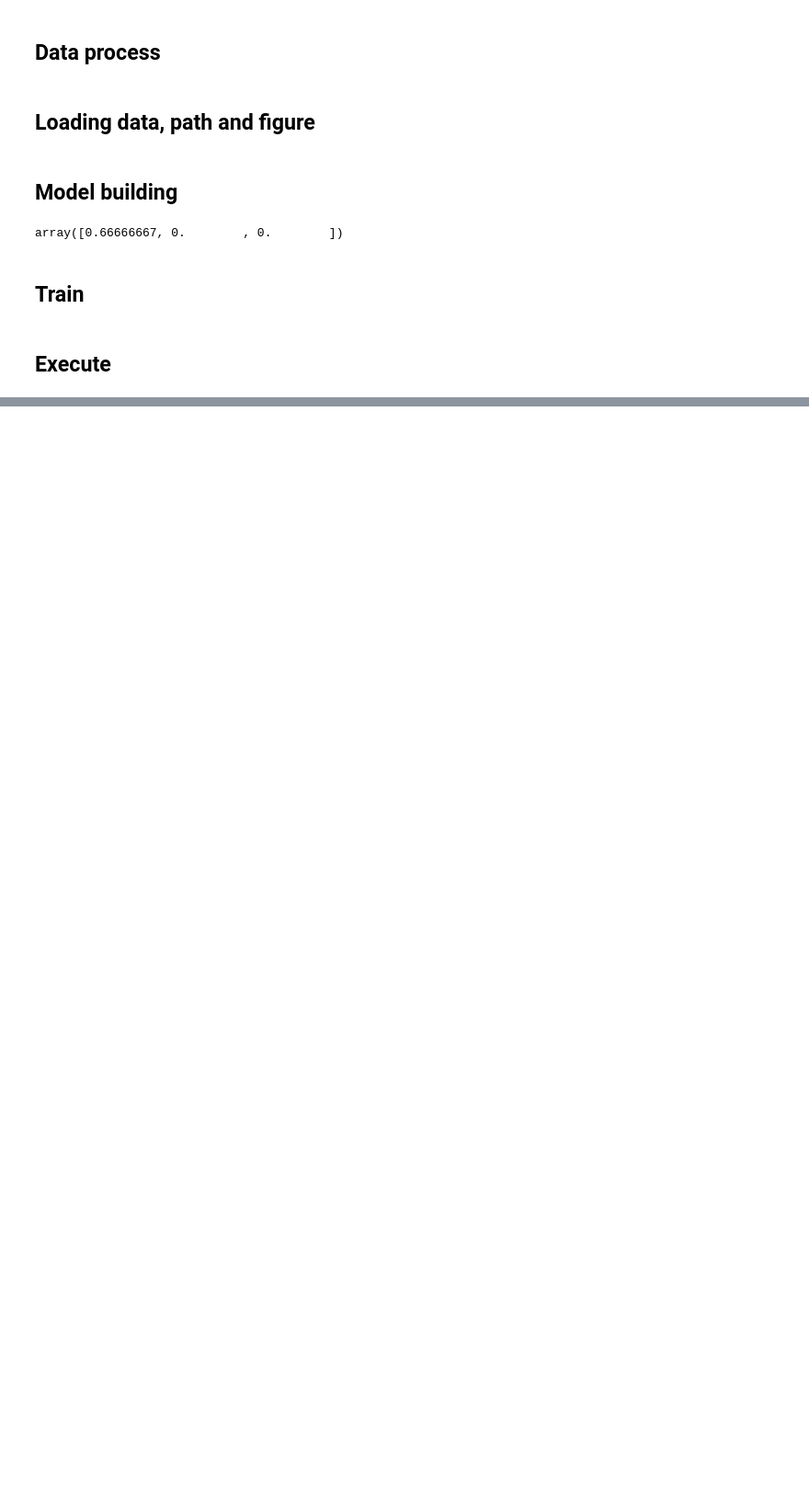
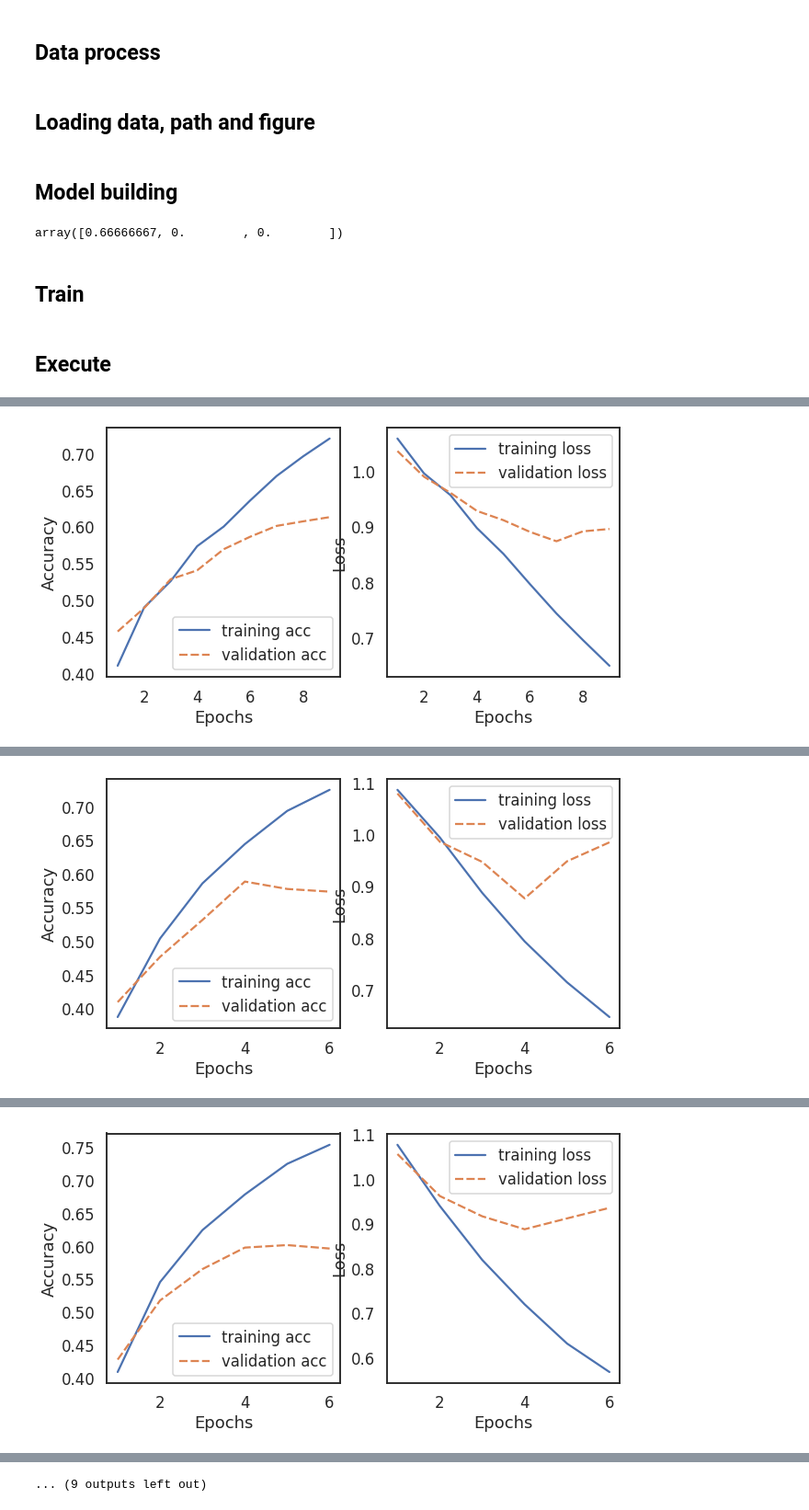
Before and after one commit to Roger-G/Data-augmentation, a Jupyter notebook: Classification_LSTM.ipynb, the cells around one changed output, grey strips where cells are left out. Shown at 92% size. Saved outputs shown, nothing was run; the diff lists cells and outputs as text; code cells hidden in the pictures; blank space fills up the shorter version.

```diff
--- a/Classification_LSTM.ipynb
+++ b/Classification_LSTM.ipynb
@@ -927,0 +563,15 @@ loss 0.9558061957359314 best_train_loss 0.8600593225641565
+# %%
+
+task_name = 'twitter'
+tech_name = 'Fasttext_augmentation'
+test_list = [
+            'train',
+            'oversampling',
+            '2_rep',
+            '3_rep',
+            '4_rep',
+            '5_rep'
+            ]
+
+Execute(test_list, task_name, tech_name)
+# %% [output]
@@ -927,0 +591 @@ loss 0.9558061957359314 best_train_loss 0.8600593225641565
+[figure, added]
@@ -927,0 +603 @@ loss 0.9558061957359314 best_train_loss 0.8600593225641565
+[figure, added]
@@ -927,0 +615 @@ loss 0.9558061957359314 best_train_loss 0.8600593225641565
+[figure, added]
@@ -927,0 +656 @@ loss 0.9558061957359314 best_train_loss 0.8600593225641565
+... (9 outputs left out)
```
Also changed, not shown: parts of 20 cells of this notebook.
